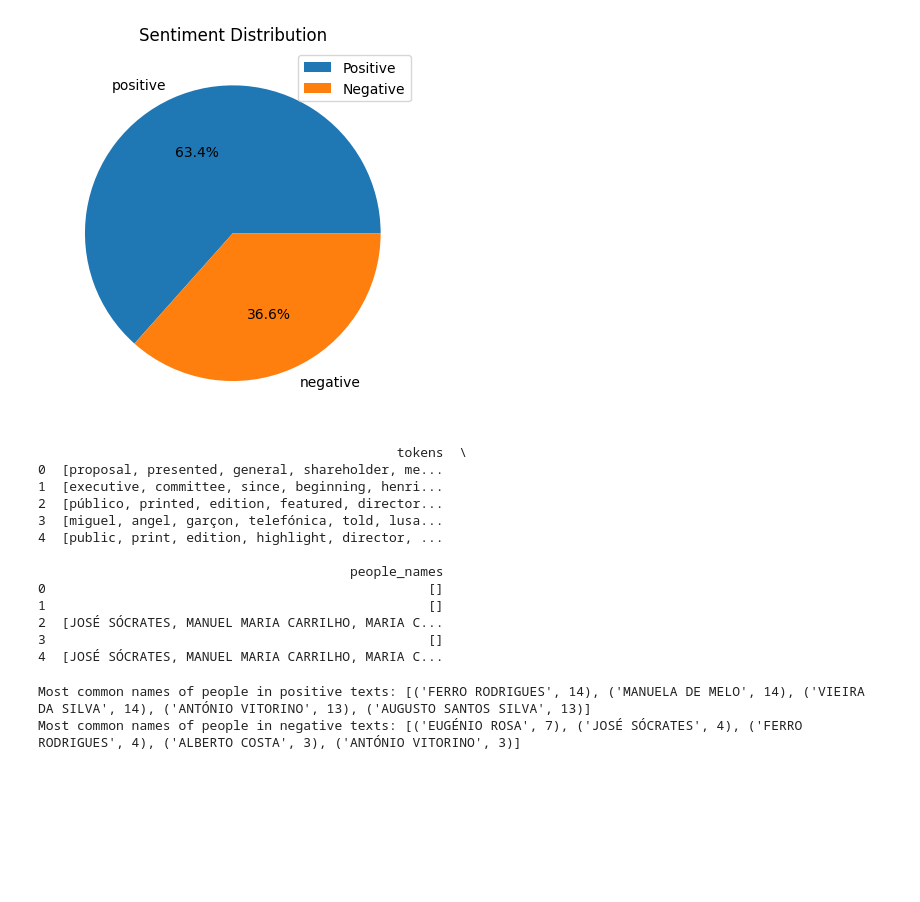
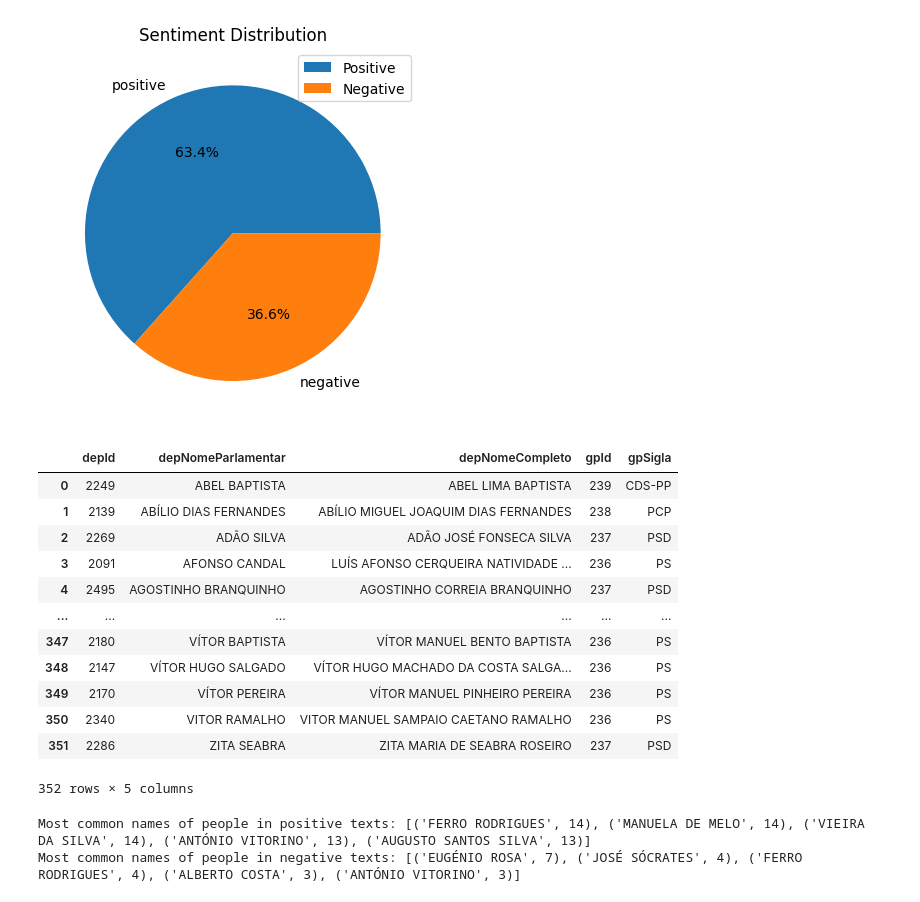
Before and after one commit to Duart3x/News-Classifier, a Jupyter notebook: model.ipynb, the cells around one changed output. Cells and saved outputs as stored; diff of their text form; code cells hidden in the pictures; blank space fills up the shorter version.

Commit message:
deputies with parties

```diff
--- a/model.ipynb
+++ b/model.ipynb
@@ -163,46 +163,47 @@ plt.show()
 # %%
 # Get the most common Names of People in negative and positive texts
 from collections import Counter
 import json
 
 with open("./Legislaturas/X.json") as json_file:
     legislature_json = json.load(json_file)
 
 legislature = legislature_json["Legislatura"]
 
 l_init_date = legislature["DetalheLegislatura"]["dtini"]  # 2005-03-10
 l_end_date = legislature["DetalheLegislatura"]["dtfim"]  # 2009-10-14
 
 deputies = legislature["Deputados"]["pt_ar_wsgode_objectos_DadosDeputadoSearch"]
 parties = legislature["GruposParlamentares"]["pt_gov_ar_objectos_GPOut"]
 
-dp_df = pd.DataFrame(deputies, columns=['depId','depNomeParlamentar'])
+deputies = [{
+        "depId": dep["depId"],
+        "depNomeParlamentar": dep["depNomeParlamentar"],
+        "depNomeCompleto": dep["depNomeCompleto"],
+        "gpId": dep["depGP"]["pt_ar_wsgode_objectos_DadosSituacaoGP"]["gpId"] if type(dep["depGP"]["pt_ar_wsgode_objectos_DadosSituacaoGP"]) is not list else dep["depGP"]["pt_ar_wsgode_objectos_DadosSituacaoGP"][-1]["gpId"],
+        "gpSigla": dep["depGP"]["pt_ar_wsgode_objectos_DadosSituacaoGP"]["gpSigla"] if type(dep["depGP"]["pt_ar_wsgode_objectos_DadosSituacaoGP"]) is not list else dep["depGP"]["pt_ar_wsgode_objectos_DadosSituacaoGP"][-1]["gpSigla"]
+    }
+    for dep in deputies
+]
+
+dp_df = pd.DataFrame(
+    deputies,
+    columns=["depId", "depNomeParlamentar", "depNomeCompleto", "gpId", "gpSigla"],
+)
 party_df = pd.DataFrame(parties)
 
-def get_people_names(text):
-    people_names = []
-    # Do not tokenize
-    deputies_names = dp_df['depNomeParlamentar'].values
-    for name in deputies_names:
-        if name.lower() in text:
-            people_names.append(name)
-
-    return people_names
-
-
-df['people_names'] = df['text'].apply(get_people_names)
-print(df[['tokens', 'people_names']].head())
+dp_df
 # %% [output]
+|  | depId | depNomeParlamentar | depNomeCompleto | gpId | gpSigla |
+| 0 | 2249 | ABEL BAPTISTA | ABEL LIMA BAPTISTA | 239 | CDS-PP |
+| 1 | 2139 | ABÍLIO DIAS FERNANDES | ABÍLIO MIGUEL JOAQUIM DIAS FERNANDES | 238 | PCP |
+| 2 | 2269 | ADÃO SILVA | ADÃO JOSÉ FONSECA SILVA | 237 | PSD |
+| 3 | 2091 | AFONSO CANDAL | LUÍS AFONSO CERQUEIRA NATIVIDADE ... | 236 | PS |
+| 4 | 2495 | AGOSTINHO BRANQUINHO | AGOSTINHO CORREIA BRANQUINHO | 237 | PSD |
+| ... | ... | ... | ... | ... | ... |
+| 347 | 2180 | VÍTOR BAPTISTA | VÍTOR MANUEL BENTO BAPTISTA | 236 | PS |
+| 348 | 2147 | VÍTOR HUGO SALGADO | VÍTOR HUGO MACHADO DA COSTA SALGA... | 236 | PS |
+| 349 | 2170 | VÍTOR PEREIRA | VÍTOR MANUEL PINHEIRO PEREIRA | 236 | PS |
+| 350 | 2340 | VITOR RAMALHO | VITOR MANUEL SAMPAIO CAETANO RAMALHO | 236 | PS |
+| 351 | 2286 | ZITA SEABRA | ZITA MARIA DE SEABRA ROSEIRO | 237 | PSD |
-                                              tokens  \
-0  [proposal, presented, general, shareholder, me...
-1  [executive, committee, since, beginning, henri...
-2  [público, printed, edition, featured, director...
-3  [miguel, angel, garçon, telefónica, told, lusa...
-4  [public, print, edition, highlight, director, ...
-
-                                        people_names
-0                                                 []
-1                                                 []
-2  [JOSÉ SÓCRATES, MANUEL MARIA CARRILHO, MARIA C...
-3                                                 []
-4  [JOSÉ SÓCRATES, MANUEL MARIA CARRILHO, MARIA C...
+352 rows × 5 columns
```
Also changed, not shown: parts of 1 cell of this notebook.
